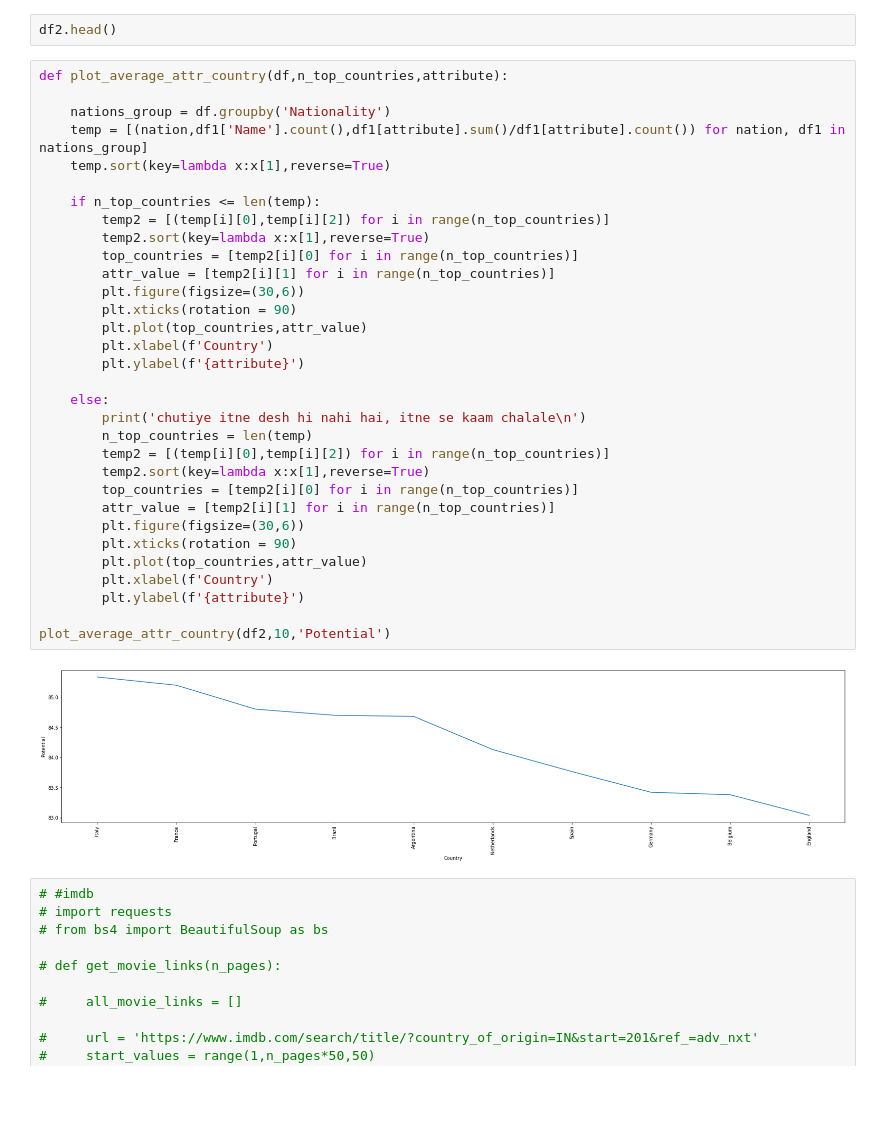
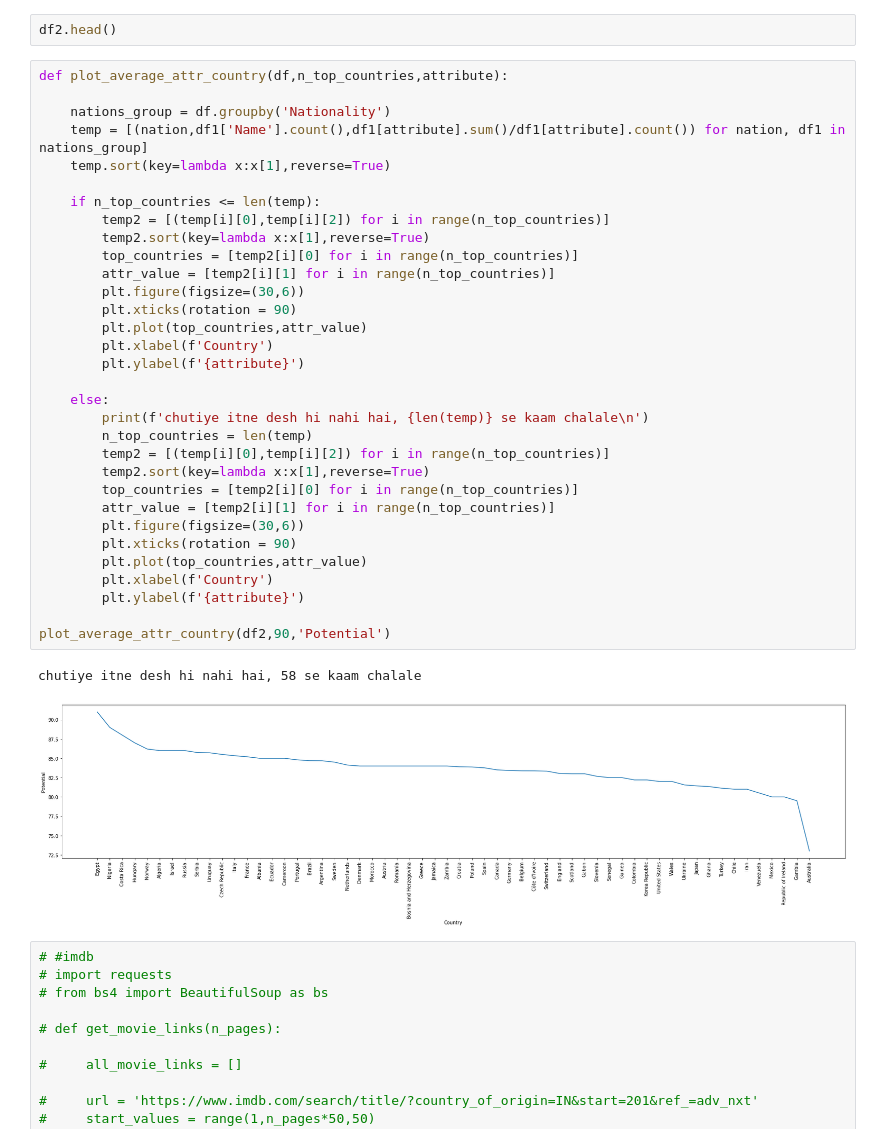
Before and after one commit to yashmehra028/so-fifa, a Jupyter notebook: so_fifa.ipynb, the cells around one changed output. Drawn from its saved outputs; the diff is of its cells as text; blank space fills up the shorter version.

```diff
--- a/so_fifa.ipynb
+++ b/so_fifa.ipynb
@@ -192,36 +192,37 @@ df2.head()
 def plot_average_attr_country(df,n_top_countries,attribute):
 
     nations_group = df.groupby('Nationality')
     temp = [(nation,df1['Name'].count(),df1[attribute].sum()/df1[attribute].count()) for nation, df1 in nations_group]
     temp.sort(key=lambda x:x[1],reverse=True)
 
     if n_top_countries <= len(temp):
         temp2 = [(temp[i][0],temp[i][2]) for i in range(n_top_countries)]
         temp2.sort(key=lambda x:x[1],reverse=True)
         top_countries = [temp2[i][0] for i in range(n_top_countries)]
         attr_value = [temp2[i][1] for i in range(n_top_countries)]
         plt.figure(figsize=(30,6))
         plt.xticks(rotation = 90)
         plt.plot(top_countries,attr_value)
         plt.xlabel(f'Country')
         plt.ylabel(f'{attribute}')
 
     else:
-        print('chutiye itne desh hi nahi hai, itne se kaam chalale\n')
+        print(f'chutiye itne desh hi nahi hai, {len(temp)} se kaam chalale\n')
         n_top_countries = len(temp)
         temp2 = [(temp[i][0],temp[i][2]) for i in range(n_top_countries)]
         temp2.sort(key=lambda x:x[1],reverse=True)
         top_countries = [temp2[i][0] for i in range(n_top_countries)]
         attr_value = [temp2[i][1] for i in range(n_top_countries)]
         plt.figure(figsize=(30,6))
         plt.xticks(rotation = 90)
         plt.plot(top_countries,attr_value)
         plt.xlabel(f'Country')
         plt.ylabel(f'{attribute}')
 
-plot_average_attr_country(df2,10,'Potential')
+plot_average_attr_country(df2,90,'Potential')
 # %% [output]
+chutiye itne desh hi nahi hai, 58 se kaam chalale
-[figure, old version]
+[figure, new version]
 # %%
 # #imdb
 # import requests
```
